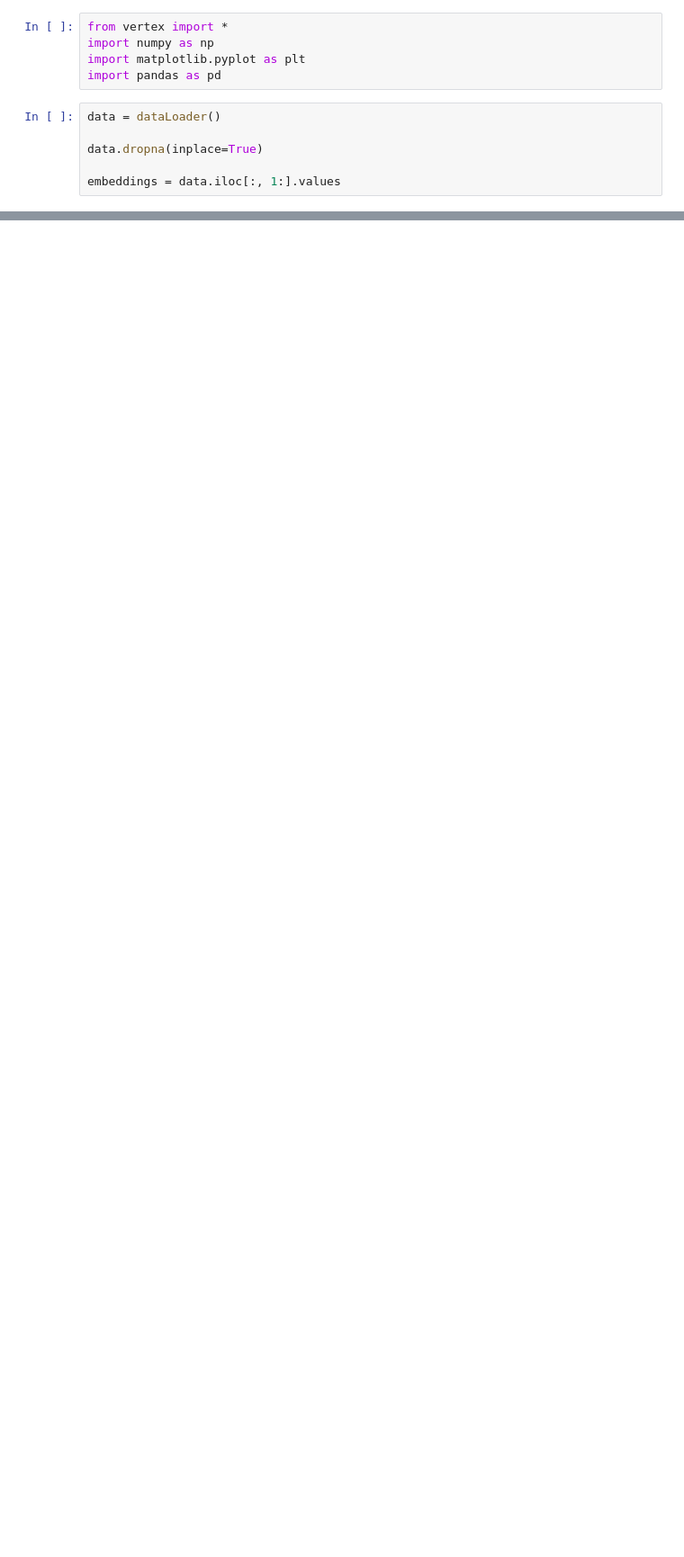
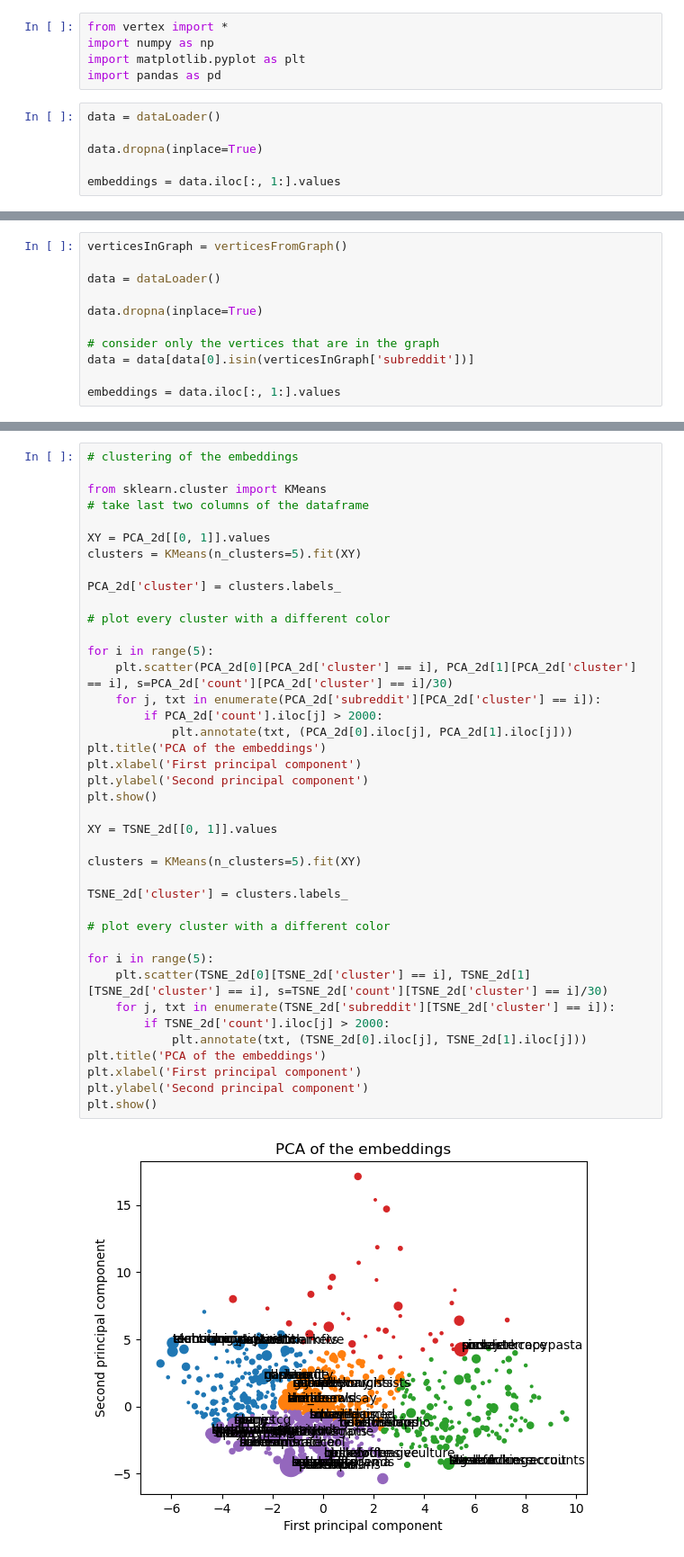
Before and after one commit to DanielBarczyk/reddit-network-conflict, a Jupyter notebook: code/vertexanalysis.ipynb, the cells around one changed output, grey strips where cells are left out. Shown: that part at 90% size. Cells and saved outputs as stored; diff of their text form; blank space fills up the shorter version.

Commit message:
vertices to 2d

```diff
--- a/code/vertexanalysis.ipynb
+++ b/code/vertexanalysis.ipynb
@@ -67,0 +53,11 @@ plt.show()
+# %%
+verticesInGraph = verticesFromGraph()
+
+data = dataLoader()
+
+data.dropna(inplace=True)
+
+# consider only the vertices that are in the graph
+data = data[data[0].isin(verticesInGraph['subreddit'])]
+
+embeddings = data.iloc[:, 1:].values
@@ -67,0 +144,42 @@ plt.show()
+# %%
+# clustering of the embeddings
+
+from sklearn.cluster import KMeans
+# take last two columns of the dataframe
+
+XY = PCA_2d[[0, 1]].values
+clusters = KMeans(n_clusters=5).fit(XY)
+
+PCA_2d['cluster'] = clusters.labels_
+
+# plot every cluster with a different color
+
+for i in range(5):
+    plt.scatter(PCA_2d[0][PCA_2d['cluster'] == i], PCA_2d[1][PCA_2d['cluster'] == i], s=PCA_2d['count'][PCA_2d['cluster'] == i]/30)
+    for j, txt in enumerate(PCA_2d['subreddit'][PCA_2d['cluster'] == i]):
+        if PCA_2d['count'].iloc[j] > 2000:
+            plt.annotate(txt, (PCA_2d[0].iloc[j], PCA_2d[1].iloc[j]))
+plt.title('PCA of the embeddings')
+plt.xlabel('First principal component')
+plt.ylabel('Second principal component')
+plt.show()
+
+XY = TSNE_2d[[0, 1]].values
+
+clusters = KMeans(n_clusters=5).fit(XY)
+
+TSNE_2d['cluster'] = clusters.labels_
+
+# plot every cluster with a different color
+
+for i in range(5):
+    plt.scatter(TSNE_2d[0][TSNE_2d['cluster'] == i], TSNE_2d[1][TSNE_2d['cluster'] == i], s=TSNE_2d['count'][TSNE_2d['cluster'] == i]/30)
+    for j, txt in enumerate(TSNE_2d['subreddit'][TSNE_2d['cluster'] == i]):
+        if TSNE_2d['count'].iloc[j] > 2000:
+            plt.annotate(txt, (TSNE_2d[0].iloc[j], TSNE_2d[1].iloc[j]))
+plt.title('PCA of the embeddings')
+plt.xlabel('First principal component')
+plt.ylabel('Second principal component')
+plt.show()
+# %% [output]
+[figure, added]
```
Also changed, not shown: parts of 6 cells of this notebook, 2 other files.
